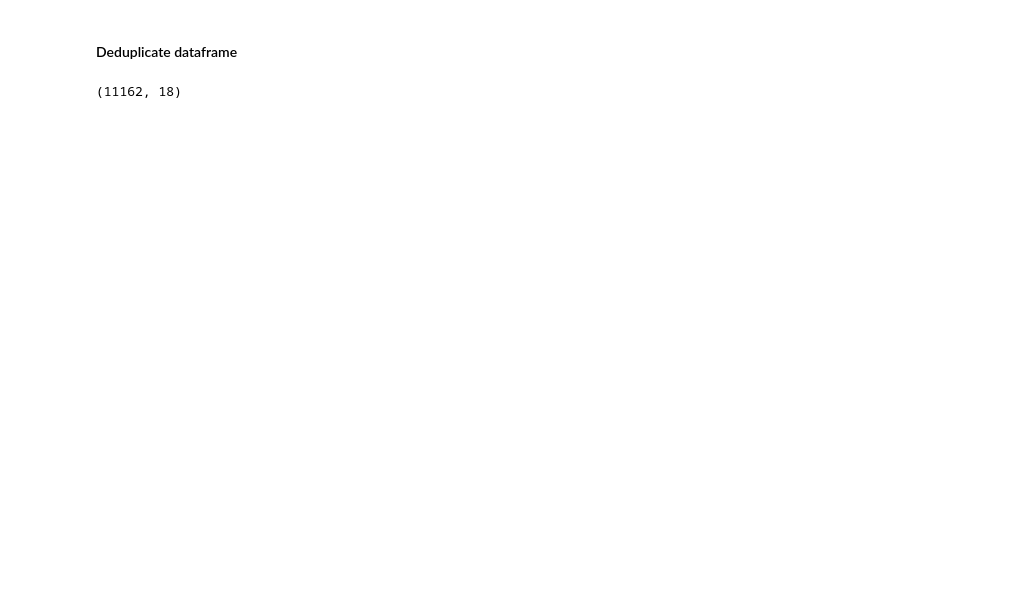
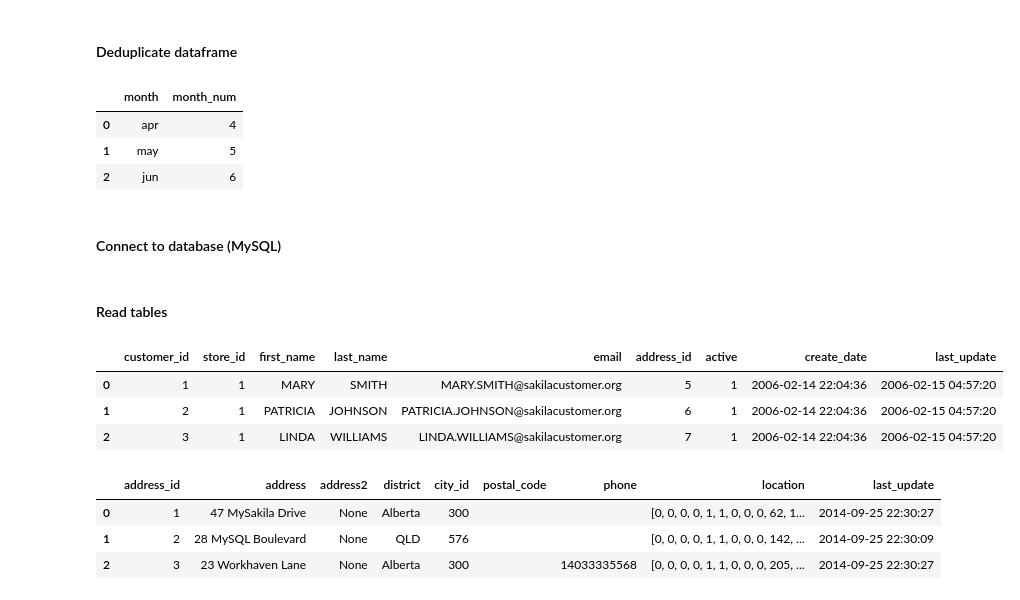
Before and after one commit to randy-chng/demo_pandas, a Jupyter notebook: demo.ipynb, the cells around one changed output. Saved outputs shown, nothing was run; the diff lists cells and outputs as text; code cells hidden in the pictures; blank space fills up the shorter version.

Commit message:
added reading from database example

```diff
--- a/demo.ipynb
+++ b/demo.ipynb
@@ -453,8 +443,33 @@ df.shape
 # %% [markdown]
 #### Deduplicate dataframe
-# %%
-df = df.drop_duplicates()
-
-df.shape
-# %% [output]
-(11162, 18)
+# %%
+quarter_two_df.drop_duplicates()
+# %% [output]
+|  | month | month_num |
+| 0 | apr | 4 |
+| 1 | may | 5 |
+| 2 | jun | 6 |
+# %% [markdown]
+#### Connect to database (MySQL)
+# %%
+sql_engine = sql.create_engine('mysql+mysqlconnector://root:password@127.0.0.1/sakila')
+# %% [markdown]
+#### Read tables
+# %%
+customer_df = pd.read_sql_query('select * from customer', sql_engine)
+
+customer_df.head(3)
+# %% [output]
+|  | customer_id | store_id | first_name | last_name | email | address_id | active | create_date | last_update |
+| 0 | 1 | 1 | MARY | SMITH | MARY.SMITH@sakilacustomer.org | 5 | 1 | 2006-02-14 22:04:36 | 2006-02-15 04:57:20 |
+| 1 | 2 | 1 | PATRICIA | JOHNSON | PATRICIA.JOHNSON@sakilacustomer.org | 6 | 1 | 2006-02-14 22:04:36 | 2006-02-15 04:57:20 |
+| 2 | 3 | 1 | LINDA | WILLIAMS | LINDA.WILLIAMS@sakilacustomer.org | 7 | 1 | 2006-02-14 22:04:36 | 2006-02-15 04:57:20 |
+# %%
+address_df = pd.read_sql_query('select * from address', sql_engine)
+
+address_df.head(3)
+# %% [output]
+|  | address_id | address | address2 | district | city_id | postal_code | phone | location | last_update |
+| 0 | 1 | 47 MySakila Drive | None | Alberta | 300 |  |  | [0, 0, 0, 0, 1, 1, 0, 0, 0, 62, 1... | 2014-09-25 22:30:27 |
+| 1 | 2 | 28 MySQL Boulevard | None | QLD | 576 |  |  | [0, 0, 0, 0, 1, 1, 0, 0, 0, 142, ... | 2014-09-25 22:30:09 |
+| 2 | 3 | 23 Workhaven Lane | None | Alberta | 300 |  | 14033335568 | [0, 0, 0, 0, 1, 1, 0, 0, 0, 205, ... | 2014-09-25 22:30:27 |
```
Also changed, not shown: parts of 12 cells of this notebook, 1 other file.
